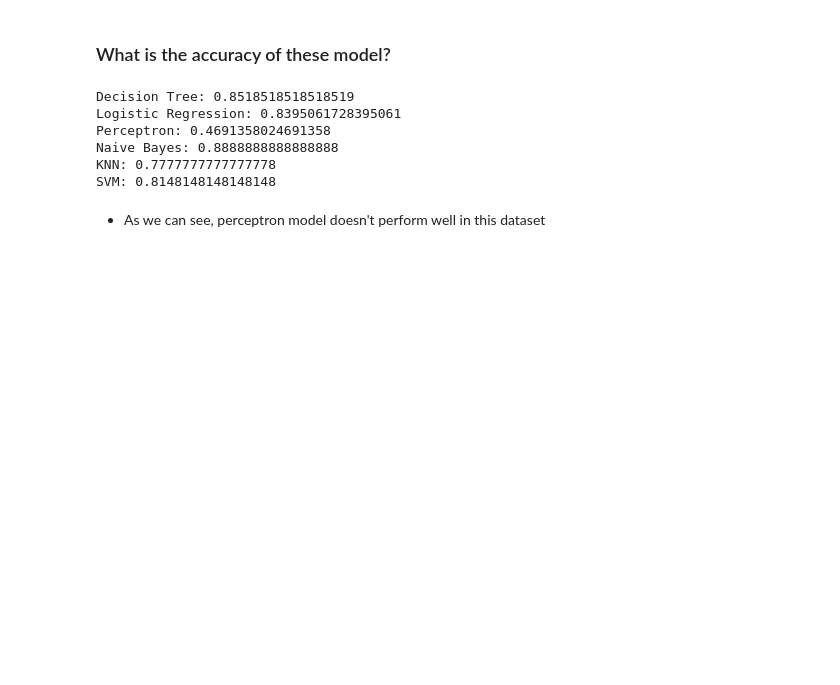
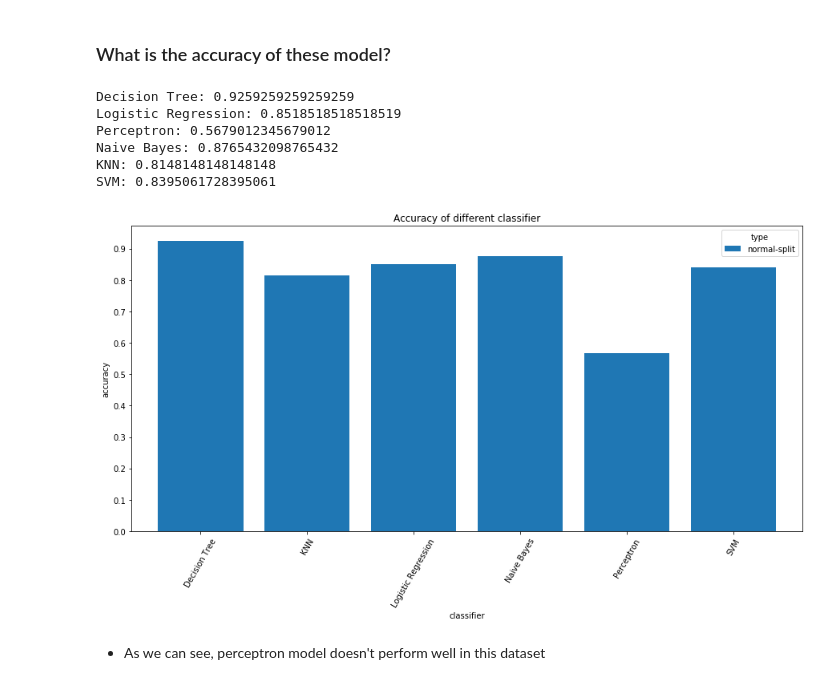
Before and after one commit to maliakber/data-mining-csc-503, a Jupyter notebook: source/nba-hall-of-fame-jupnote.ipynb, the cells around one changed output. Saved outputs shown, nothing was run; the diff lists cells and outputs as text; code cells hidden in the pictures; blank space fills up the shorter version.

Commit message:
added bar chart, confusion matrix and ROC curve

```diff
--- a/source/nba-hall-of-fame-jupnote.ipynb
+++ b/source/nba-hall-of-fame-jupnote.ipynb
@@ -453,6 +454,8 @@ candidate_prediction
 # %% [markdown]
 ### What is the accuracy of these model?
 # %%
+rows_list = []
+
 X_train, X_test, y_train, y_test = train_test_split(X, y, test_size=0.20)
 
 tree.fit(X_train, y_train)
@@ -470,6 +473,13 @@ y_pred_nb     = nb.predict(X_test)
 y_pred_knn    = knn.predict(X_test)
 y_pred_svm    = svmachine.predict(X_test)
 
+rows_list.append(['Decision Tree', 'normal-split', metrics.accuracy_score(y_test, y_pred_tree)])
+rows_list.append(['Logistic Regression', 'normal-split', metrics.accuracy_score(y_test, y_pred_logreg)])
+rows_list.append(['Perceptron', 'normal-split', metrics.accuracy_score(y_test, y_pred_percep)])
+rows_list.append(['Naive Bayes', 'normal-split', metrics.accuracy_score(y_test, y_pred_nb)])
+rows_list.append(['KNN', 'normal-split', metrics.accuracy_score(y_test, y_pred_knn)])
+rows_list.append(['SVM', 'normal-split', metrics.accuracy_score(y_test, y_pred_svm)])
+
 print("Decision Tree:", metrics.accuracy_score(y_test, y_pred_tree))
 print("Logistic Regression:", metrics.accuracy_score(y_test, y_pred_logreg))
 print("Perceptron:", metrics.accuracy_score(y_test, y_pred_percep))
@@ -477,12 +487,21 @@ print("Naive Bayes:", metrics.accuracy_score(y_test, y_pred_nb))
 print("KNN:", metrics.accuracy_score(y_test, y_pred_knn))
 print("SVM:", metrics.accuracy_score(y_test, y_pred_svm))
 # %% [output]
-Decision Tree: 0.8518518518518519
-Logistic Regression: 0.8395061728395061
-Perceptron: 0.4691358024691358
-Naive Bayes: 0.8888888888888888
-KNN: 0.7777777777777778
-SVM: 0.8148148148148148
+Decision Tree: 0.9259259259259259
+Logistic Regression: 0.8518518518518519
+Perceptron: 0.5679012345679012
+Naive Bayes: 0.8765432098765432
+KNN: 0.8148148148148148
+SVM: 0.8395061728395061
+# %%
+performance = pd.DataFrame(rows_list, columns=['classifier','type','accuracy'])
+performance.pivot('classifier','type','accuracy').plot(kind='bar', figsize=(15, 7), width=0.8, rot=60) # stacked=True
+plt.title("Accuracy of different classifier")
+plt.yticks(np.arange(0, 1, step=0.1))
+plt.ylabel('accuracy')
+plt.show()
+# %% [output]
+[figure, added]
 # %% [markdown]
 - As we can see, perceptron model doesn't perform well in this dataset
 # %% [markdown]
```
Also changed, not shown: parts of 27 cells of this notebook.
